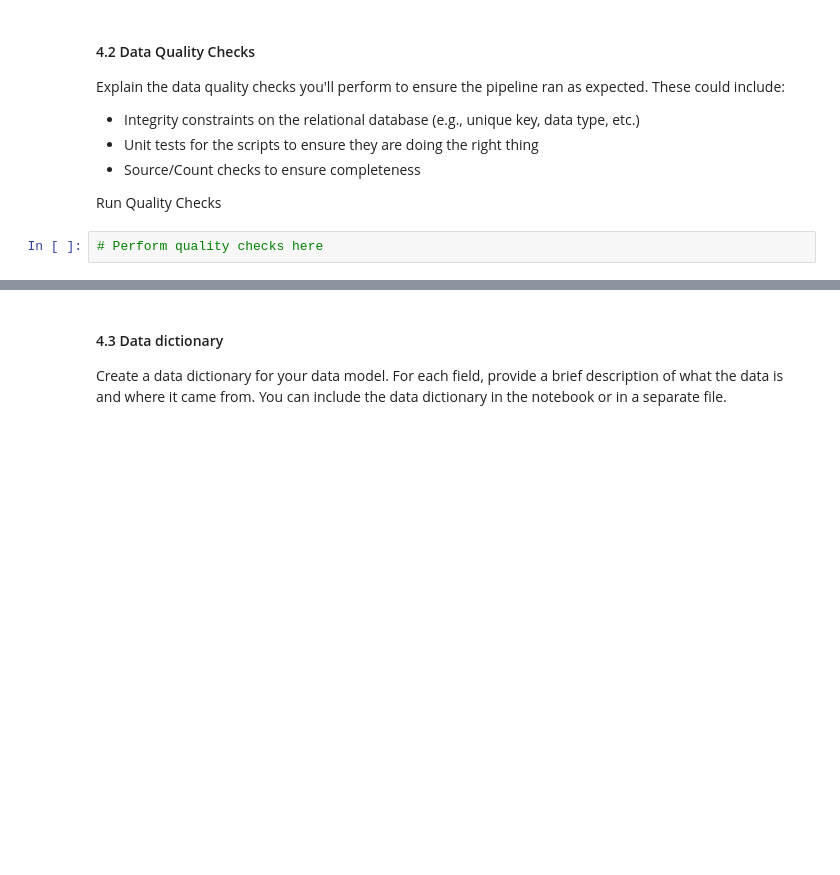
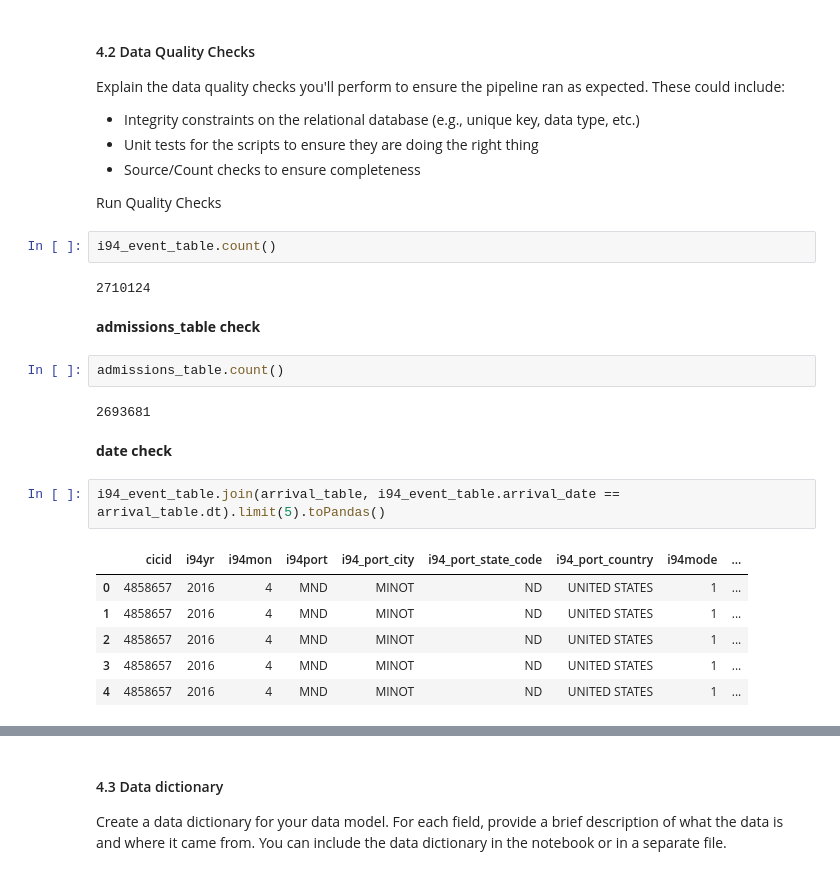
Before and after one commit to venkatrag1/DEND, a Jupyter notebook: proj6_capstone/Capstone Project Template.ipynb, the cells around one changed output, grey strips where cells are left out. Saved outputs shown, nothing was run; the diff lists cells and outputs as text; blank space fills up the shorter version.

```diff
--- a/proj6_capstone/Capstone Project Template.ipynb
+++ b/proj6_capstone/Capstone Project Template.ipynb
@@ -903,5 +1099,24 @@ Explain the data quality checks you'll perform to ensure the pipeline ran as exp
  * Source/Count checks to ensure completeness
 
 Run Quality Checks
-# %%
-# Perform quality checks here
+# %%
+i94_event_table.count()
+# %% [output]
+2710124
+# %% [markdown]
+****admissions_table check****
+# %%
+admissions_table.count()
+# %% [output]
+2693681
+# %% [markdown]
+****date check****
+# %%
+i94_event_table.join(arrival_table, i94_event_table.arrival_date == arrival_table.dt).limit(5).toPandas()
+# %% [output]
+|  | cicid | i94yr | i94mon | i94port | i94_port_city | i94_port_state_code | i94_port_country | i94mode | ... |
+| 0 | 4858657 | 2016 | 4 | MND | MINOT | ND | UNITED STATES | 1 | ... |
+| 1 | 4858657 | 2016 | 4 | MND | MINOT | ND | UNITED STATES | 1 | ... |
+| 2 | 4858657 | 2016 | 4 | MND | MINOT | ND | UNITED STATES | 1 | ... |
+| 3 | 4858657 | 2016 | 4 | MND | MINOT | ND | UNITED STATES | 1 | ... |
+| 4 | 4858657 | 2016 | 4 | MND | MINOT | ND | UNITED STATES | 1 | ... |
```
Also changed, not shown: parts of 45 cells of this notebook.
